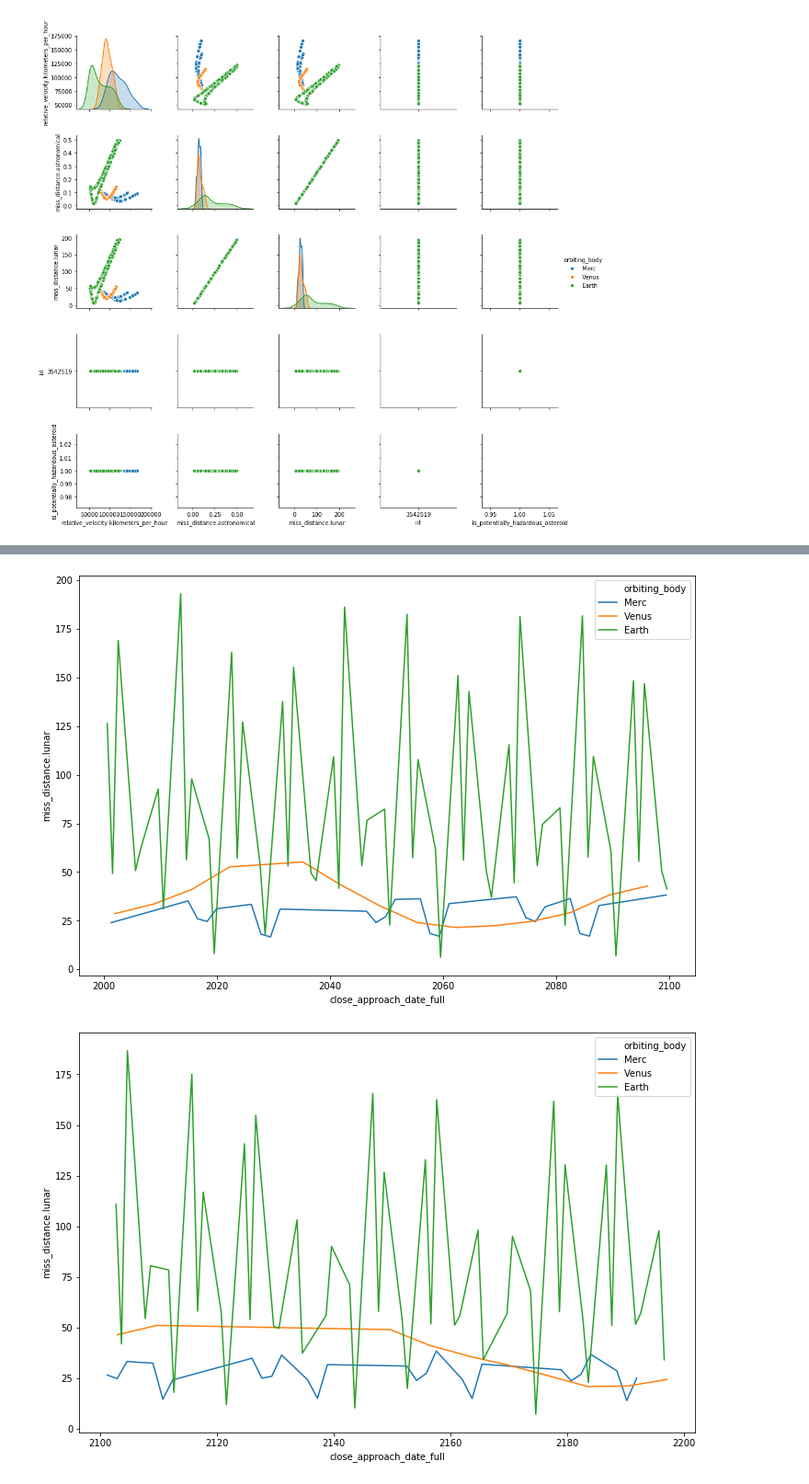
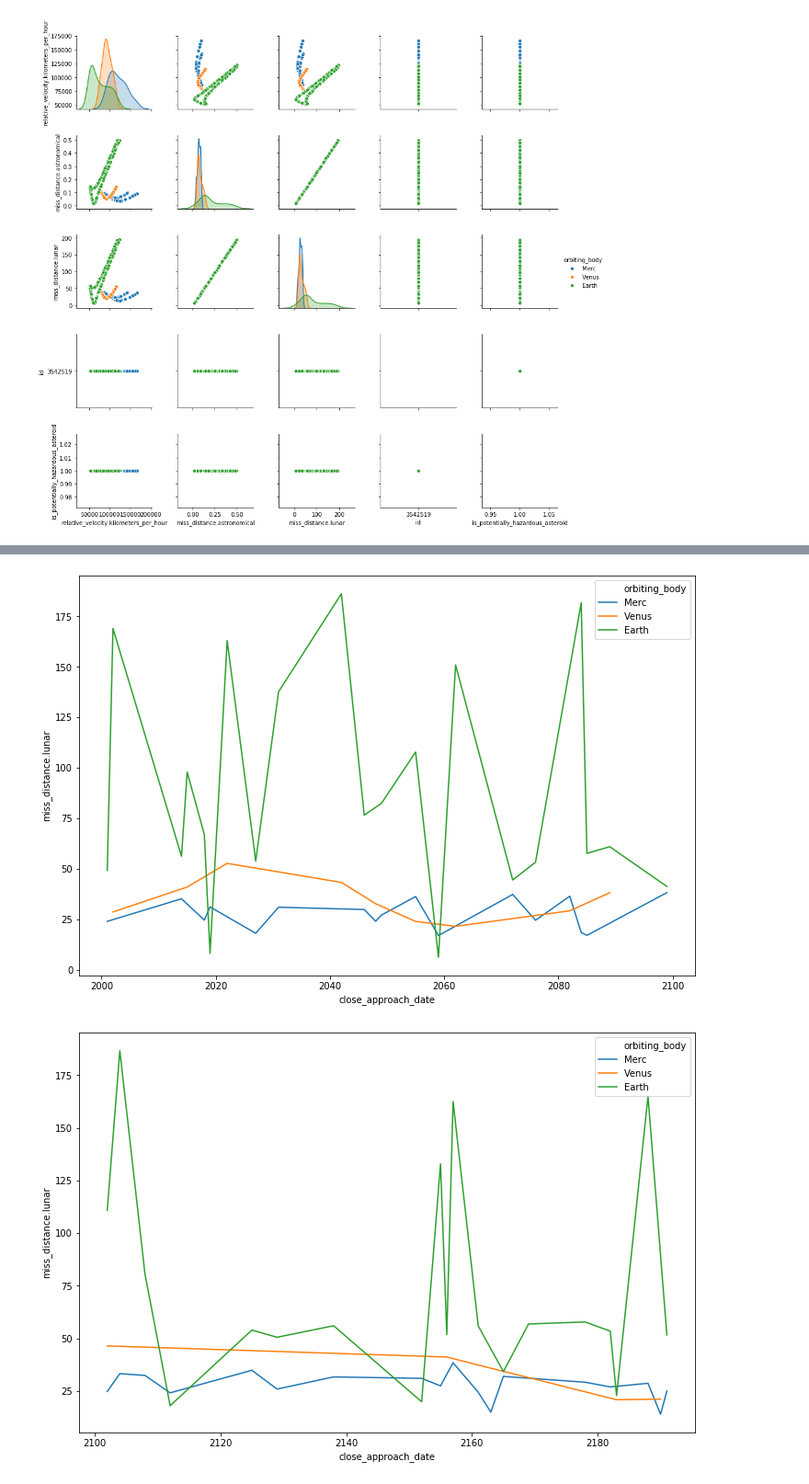
Before and after one commit to KellyWemmer/NASA-API, a Jupyter notebook: NASA Asteroid API.ipynb, the cells around one changed output, grey strips where cells are left out. Shown: that part at 92% size. Drawn from its saved outputs; the diff is of its cells as text; code cells hidden in the pictures.

Commit message:
Updated data for visuals

```diff
--- a/NASA Asteroid API.ipynb
+++ b/NASA Asteroid API.ipynb
@@ -230,0 +255,4 @@ sns.pairplot(nasa_df, hue='orbiting_body');
+# %%
+#Filtered out years with more than one orbiting body approach date
+filtered_years = years.query('total_amount != 1')
+filtered_years
@@ -230,0 +273,4 @@ sns.pairplot(nasa_df, hue='orbiting_body');
+# %%
+#changed datatype of close_approach_date to be able to merge
+nasa_df['close_approach_date']=nasa_df['close_approach_date'].dt.year
+nasa_df
@@ -230,0 +291,4 @@ sns.pairplot(nasa_df, hue='orbiting_body');
+# %%
+#merge dataframe with filtered years to produce only the years with more than one orbiting body approach date
+nasa_df = pd.merge(left=filtered_years, left_on='close_approach_date', right=nasa_df, right_on='close_approach_date')
+nasa_df
@@ -231,7 +309,7 @@ sns.pairplot(nasa_df, hue='orbiting_body');
 # %%
 #Create variables for the following visuals
-twentieth_cent = nasa_df[(nasa_df['close_approach_date_full'] >= '1900-1-1') & (nasa_df['close_approach_date_full'] <= '1999-12-31')]
-twenty_first_cent = nasa_df[(nasa_df['close_approach_date_full'] >= '2000-1-1') & (nasa_df['close_approach_date_full'] <= '2099-12-31')]
-twenty_second_cent = nasa_df[(nasa_df['close_approach_date_full'] >= '2100-1-1') & (nasa_df['close_approach_date_full'] <= '2199-12-31')]
+twentieth_cent = nasa_df[(nasa_df['close_approach_date'] >= 1900) & (nasa_df['close_approach_date'] <= 1999)]
+twenty_first_cent = nasa_df[(nasa_df['close_approach_date'] >= 2000) & (nasa_df['close_approach_date'] <= 2099)]
+twenty_second_cent = nasa_df[(nasa_df['close_approach_date'] >= 2100) & (nasa_df['close_approach_date'] <= 2199)]
 # %%
 plt.figure(figsize = [12, 8])
@@ -244,13 +323,15 @@ plt.ylabel('Lunar Distance from Orbiting Body');
 # %%
 plt.figure(figsize=(12,8))
-sns.lineplot(data=twenty_first_cent, x='close_approach_date_full', y='miss_distance.lunar', hue='orbiting_body', hue_order=['Merc', 'Venus', 'Earth']);
+sns.lineplot(data=twenty_first_cent, x='close_approach_date', y='miss_distance.lunar', hue='orbiting_body', hue_order=['Merc', 'Venus', 'Earth'])
+plt.show();
 # %% [output]
-[figure, old version]
+[figure, new version]
 # %%
 plt.figure(figsize=(12,8))
-sns.lineplot(data=twenty_second_cent, x='close_approach_date_full', y='miss_distance.lunar', hue='orbiting_body', hue_order=['Merc', 'Venus', 'Earth'])
-plt.legend(loc='upper right');
+sns.lineplot(data=twenty_second_cent, x='close_approach_date', y='miss_distance.lunar', hue='orbiting_body', hue_order=['Merc', 'Venus', 'Earth'])
+plt.legend(loc='upper right')
+plt.show;
 # %% [output]
-[figure, old version]
+[figure, new version]
 # %%
 plt.figure(figsize = [12, 8])
```
Also changed, not shown: parts of 16 cells of this notebook.
